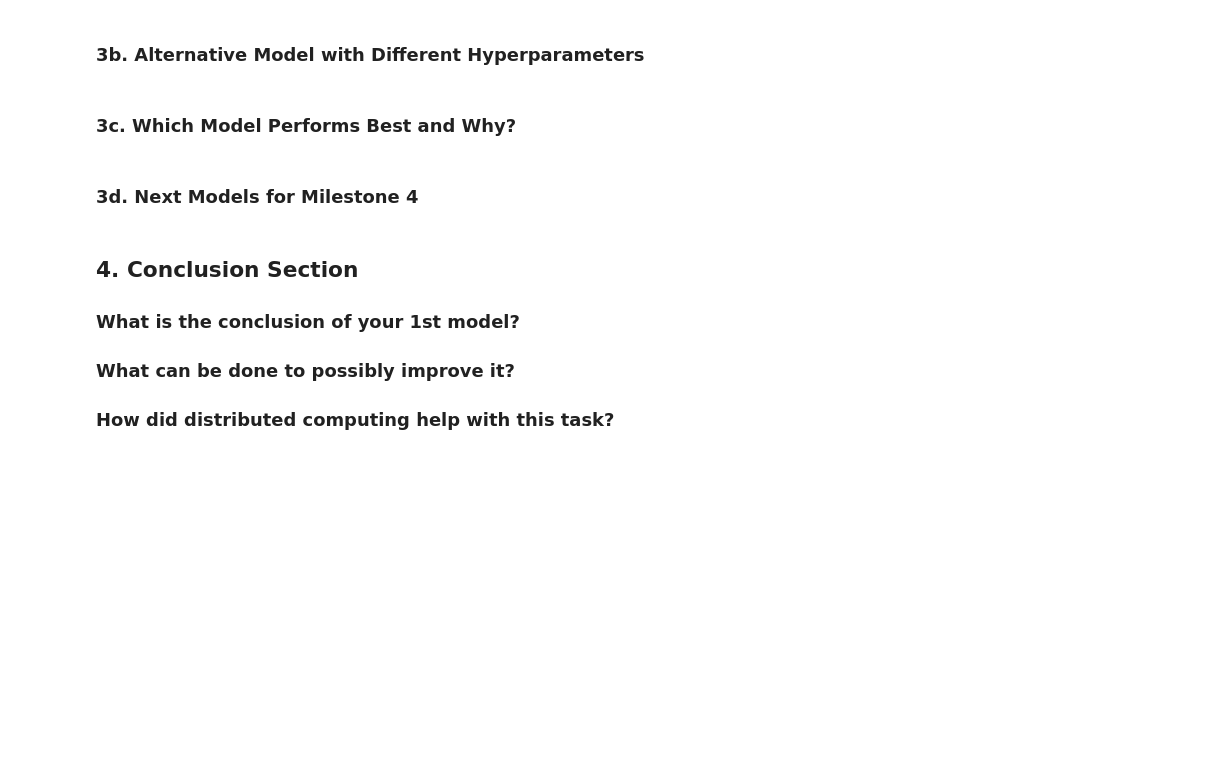
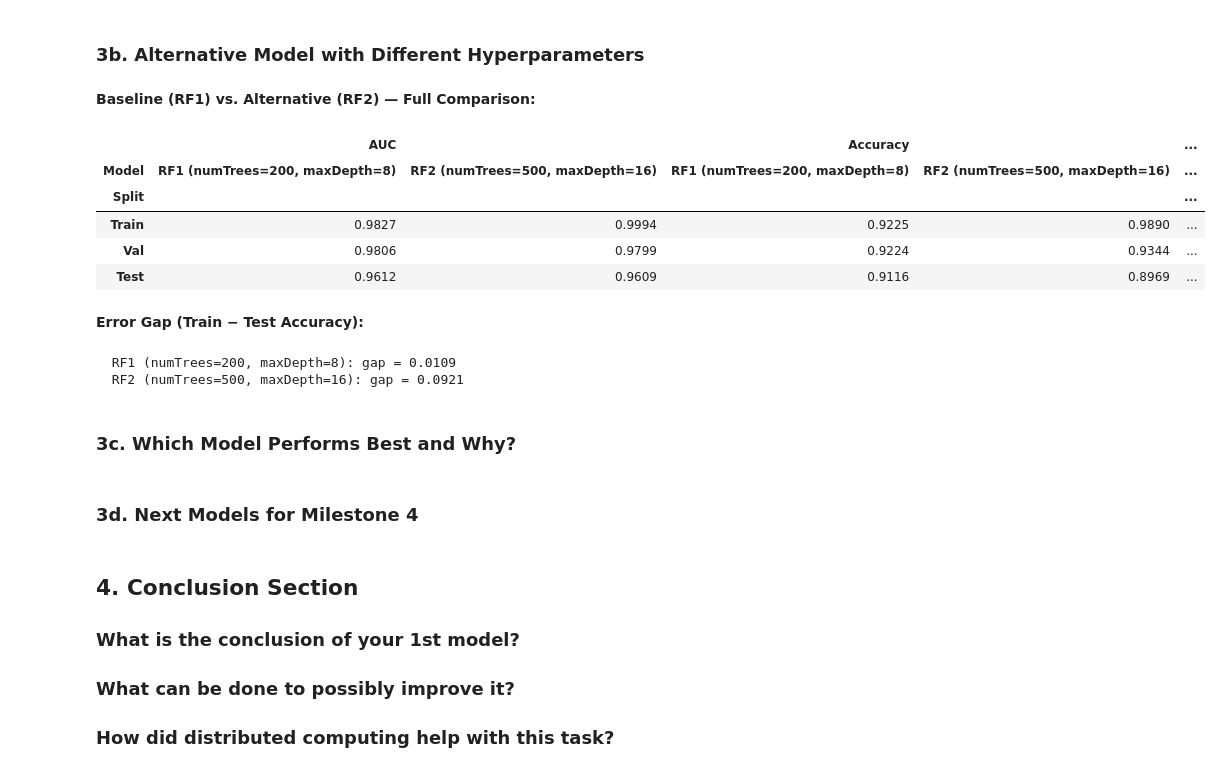
Before and after one commit to jestr-collab/232R-group-project, a Jupyter notebook: milestone_3.ipynb, the cells around one changed output. Cells and saved outputs as stored; diff of their text form; code cells hidden in the pictures; blank space fills up the shorter version.

```diff
--- a/milestone_3.ipynb
+++ b/milestone_3.ipynb
@@ -773,3 +821,27 @@ Correct: 25/25  |  Incorrect: 0/25
+# %%
+df_compare = pd.DataFrame(eval_results)
+
+display(Markdown("**Baseline (RF1) vs. Alternative (RF2) — Full Comparison:**"))
+pivot = df_compare.pivot(index="Split", columns="Model", values=["AUC", "Accuracy", "F1"])
+pivot = pivot.reindex(["Train", "Val", "Test"])
+display(pivot)
+
+display(Markdown("**Error Gap (Train − Test Accuracy):**"))
+for model in df_compare["Model"].unique():
+    train = df_compare[(df_compare["Model"] == model) & (df_compare["Split"] == "Train")]["Accuracy"].values[0]
+    test  = df_compare[(df_compare["Model"] == model) & (df_compare["Split"] == "Test")]["Accuracy"].values[0]
+    print(f"  {model}: gap = {round(train - test, 4)}")
+# %% [output]
+**Baseline (RF1) vs. Alternative (RF2) — Full Comparison:**
+|  | AUC |  | Accuracy |  | ... |
+| Model | RF1 (numTrees=200, maxDepth=8) | RF2 (numTrees=500, maxDepth=16) | RF1 (numTrees=200, maxDepth=8) | RF2 (numTrees=500, maxDepth=16) | ... |
+| Split |  |  |  |  | ... |
+| Train | 0.9827 | 0.9994 | 0.9225 | 0.9890 | ... |
+| Val | 0.9806 | 0.9799 | 0.9224 | 0.9344 | ... |
+| Test | 0.9612 | 0.9609 | 0.9116 | 0.8969 | ... |
+**Error Gap (Train − Test Accuracy):**
+  RF1 (numTrees=200, maxDepth=8): gap = 0.0109
+  RF2 (numTrees=500, maxDepth=16): gap = 0.0921
 # %% [markdown]
 ### 3c. Which Model Performs Best and Why?
 # %% [markdown]
```
Also changed, not shown: parts of 4 cells of this notebook.
